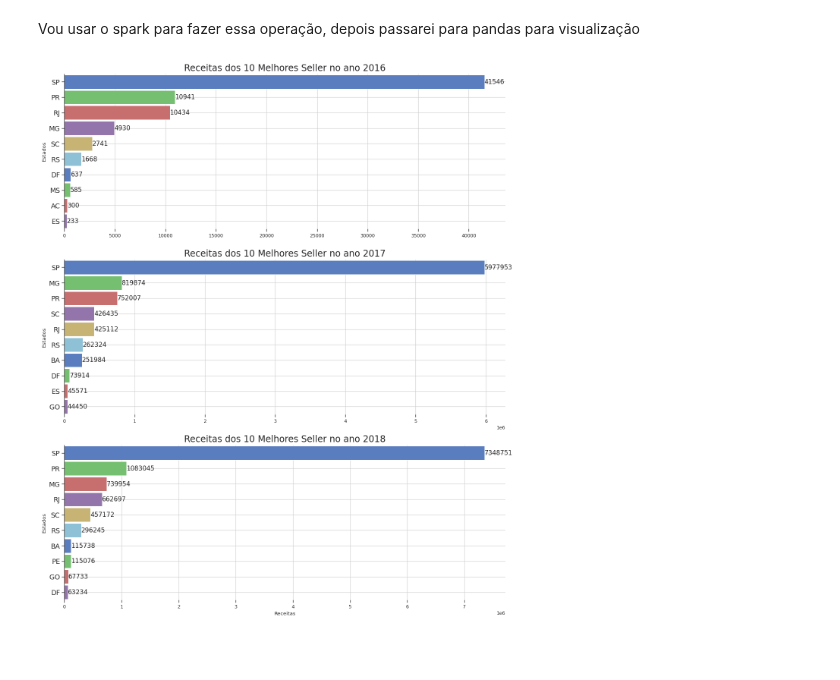
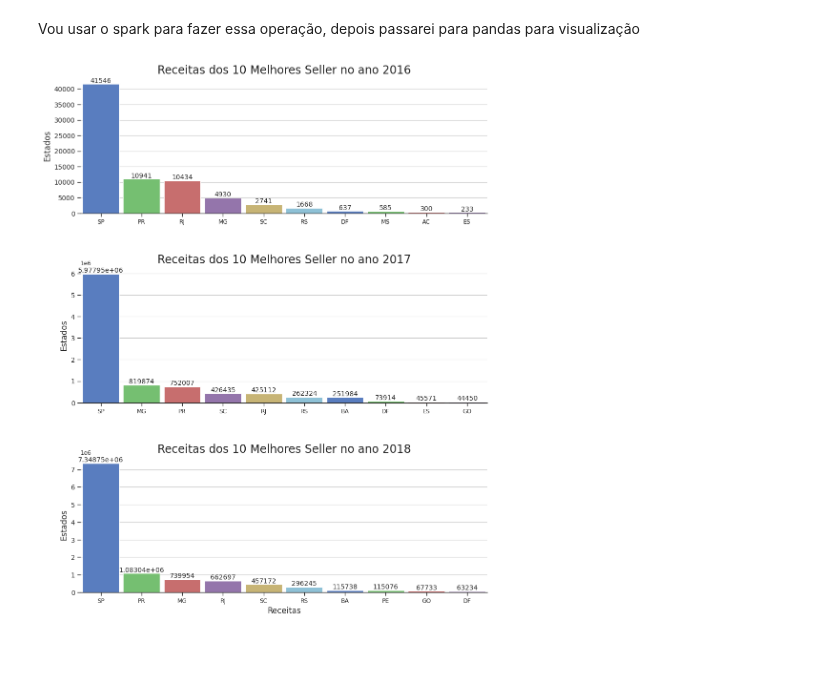
Before and after one commit to kaladabrio2020/Compass.Uol.DataScience, a Jupyter notebook: Sprint 01/ProjetoSprint01/ProjetoSprint01.ipynb, the cells around one changed output. Drawn from its saved outputs; the diff is of its cells as text; code cells hidden in the pictures.

```diff
--- a/Sprint 01/ProjetoSprint01/ProjetoSprint01.ipynb
+++ b/Sprint 01/ProjetoSprint01/ProjetoSprint01.ipynb
@@ -270,32 +270,29 @@ dataSpark = dataSql.groupby(
 dataPd = dataSpark.toPandas()
 # %%
 sea.set_theme('paper',style='ticks')
-fig, ax = plt.subplots(ncols=1,nrows=3, figsize=(15,18))
-fig.subplots_adjust(hspace=0.2)
+fig, ax = plt.subplots(ncols=1,nrows=3, figsize=(11,14))
+fig.subplots_adjust(hspace=0.4)
 
 for ano,axis in zip(range(2016, 2019),ax.flatten()):
     selecti = dataPd.loc[ dataPd['ano'] == ano ].iloc[0:10,:]
 
     bar = sea.barplot(
-        data=selecti, x='receita', y='seller_state', hue='seller_state',ax=axis,
-        palette=sea.color_palette('muted6',n_colors=10) , width=0.9
+        data=selecti, y='receita', x='seller_state', hue='seller_state',ax=axis,
+        palette=sea.color_palette('muted6',n_colors=10) , width=1,gap=0.1
      )
     axis.set_title(f'Receitas dos 10 Melhores Seller no ano {ano}',fontsize=17)
-    axis.set_ylabel('Estados')
+    axis.set_ylabel('Estados',fontsize=12)
     axis.set_xlabel('')
-    axis.tick_params('y', labelsize=13)
-    axis.spines[['right','top','bottom']].set_visible(False)
-    axis.grid(True)
+    axis.tick_params('y', labelsize=10)
+    axis.spines[['right','top','left']].set_visible(False)
+    axis.grid(axis='y')
+    for i in bar.containers:
+        bar.bar_label(i,fontsize=10)
 
-    for p in bar.patches:
-        if p.get_width() != 0:
-            bar.annotate(("%.0f" % p.get_width()),  xy = (p.get_width(), p.get_y()+p.get_height()/2),
-            xytext = (0, 0), textcoords= 'offset points', ha = 'left', va = "center" ,size=12)
-
-axis.set_xlabel('Receitas',)
+axis.set_xlabel('Receitas',fontsize=12)
 plt.show()
 # %% [output]
-[figure, old version]
+[figure, new version]
 # %% [markdown]
 &nbsp;
 # %% [markdown]
```
